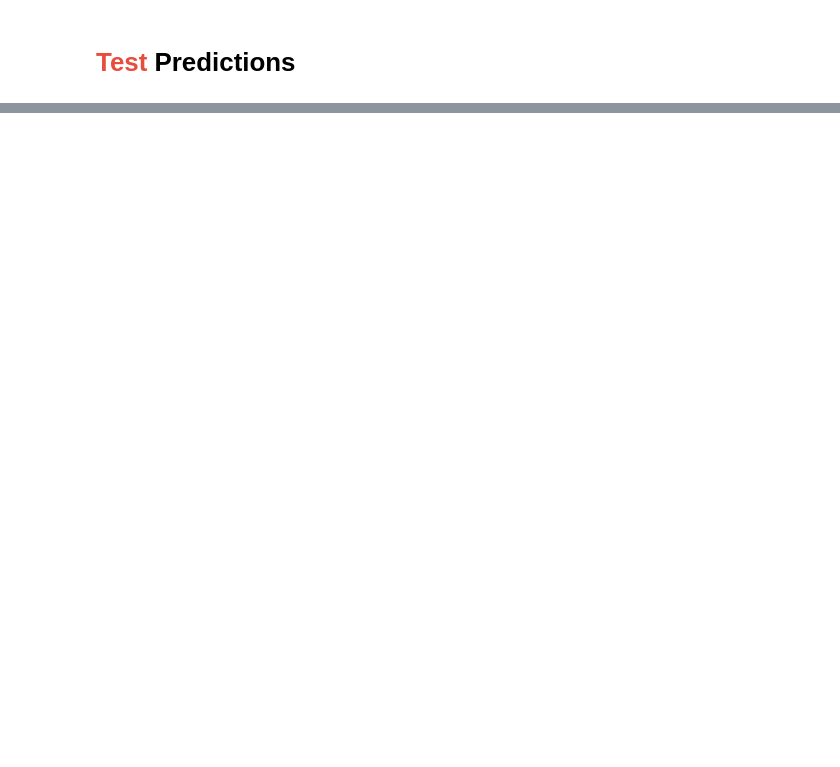
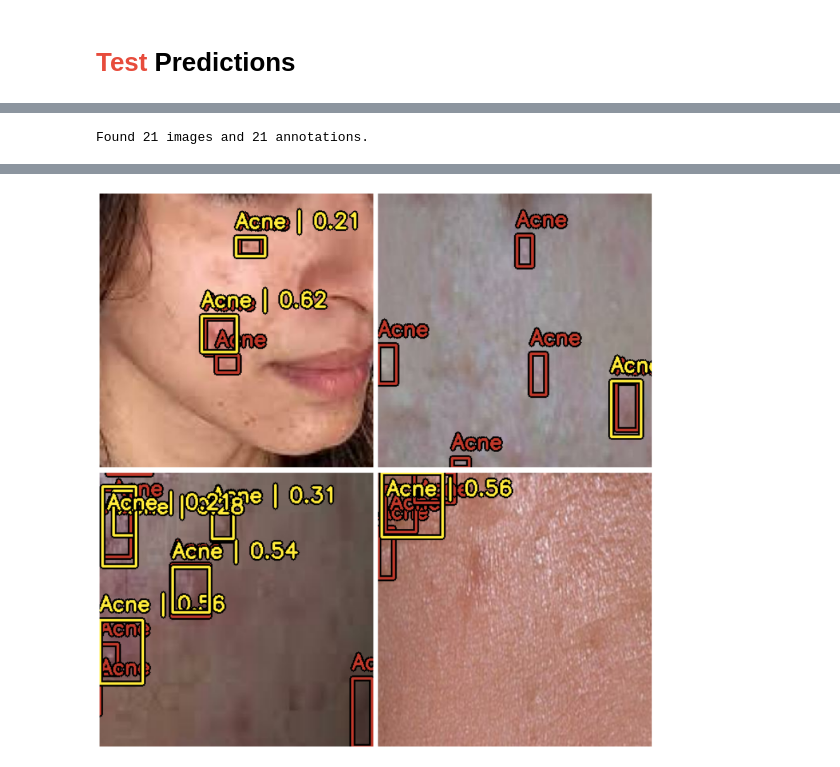
Before and after one commit to HolyHack-2024/Team_17, a Jupyter notebook: src/AModel/acne-detection-train.ipynb, the cells around one changed output, grey strips where cells are left out. Cells and saved outputs as stored; diff of their text form; code cells hidden in the pictures; blank space fills up the shorter version.

```diff
--- a/src/AModel/acne-detection-train.ipynb
+++ b/src/AModel/acne-detection-train.ipynb
@@ -248,7 +312,7 @@ def visualize_predict_detections(model, dataset, bounding_box_format):
     images, y_true = next(iter(dataset.take(1)))
 
     y_pred = model.predict(images, verbose = 0)
-    y_pred = keras_cv.bounding_box.to_ragged(y_pred)
+    ##y_pred = keras_cv.bounding_box.to_ragged(y_pred)
 
     keras_cv.visualization.plot_bounding_box_gallery(
         images,
@@ -268,8 +332,25 @@ def visualize_predict_detections(model, dataset, bounding_box_format):
         class_mapping=class_mapping,
     )
 # %%
+
+test_img_paths, test_classes, test_bboxes = creating_files('/Users/suleymanismaylov/Desktop/HolyHack-2024/Team_17/data/Acne/test/images',
+                                                          '/Users/suleymanismaylov/Desktop/HolyHack-2024/Team_17/data/Acne/test/labels')
+
+test_loader = tf.data.Dataset.from_tensor_slices((test_img_paths, test_classes, test_bboxes))
+test_dataset = (test_loader
+                .map(load_ds, num_parallel_calls = AUTO)
+                .ragged_batch(16, drop_remainder = True)
+                .map(resizing, num_parallel_calls = AUTO)
+                .map(dict_to_tuple, num_parallel_calls = AUTO)
+                .prefetch(AUTO))
+
 # red -> ground true
 # yellow -> prediction
-
-YOLOV8_model.load_weights('/kaggle/working/yolo_acne_detection.h5')
-visualize_predict_detections(YOLOV8_model, dataset = test_dataset, bounding_box_format="xyxy")
+# Check if the dataset is empty
+if tf.data.experimental.cardinality(test_dataset).numpy() > 0:
+    YOLOV8_model.load_weights('/Users/suleymanismaylov/Desktop/HolyHack-2024/Team_17/src/AModel/working/yolo_acne_detection.h5')
+    visualize_predict_detections(YOLOV8_model, test_dataset, bounding_box_format="xyxy")
+else:
+    print("The dataset is empty. Please check your data loading and preprocessing steps.")
+# %% [output]
+Found 21 images and 21 annotations.
@@ -275,0 +359 @@ visualize_predict_detections(YOLOV8_model, dataset = test_dataset, bounding_box_
+[figure, added]
```
Also changed, not shown: parts of 12 cells of this notebook.
